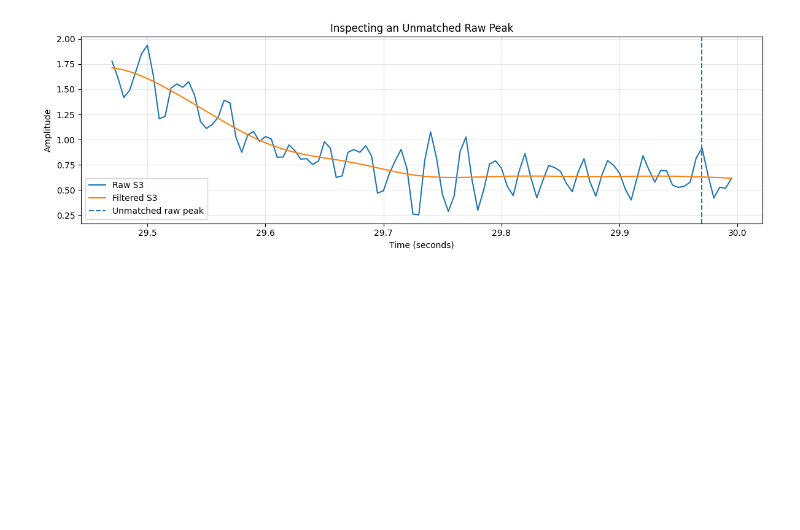
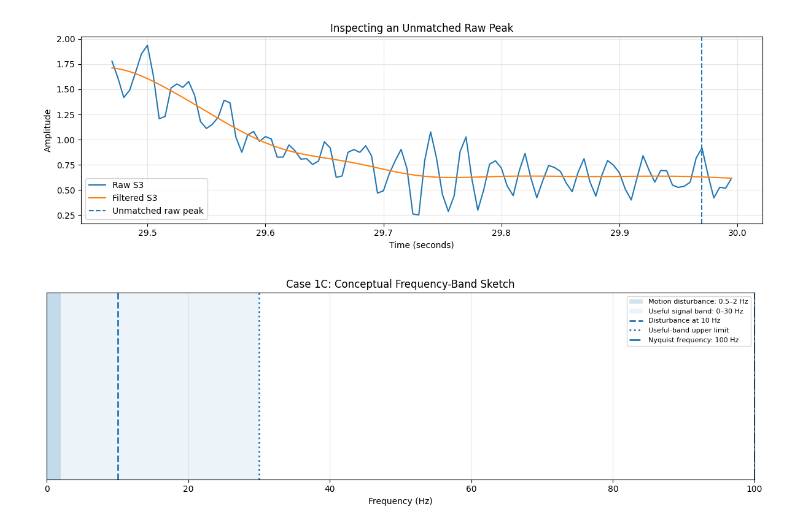
Before and after one commit to SHIVARAMAN15/mayacardio-ppg-signal-analysis, a Jupyter notebook: MayaCardio_PPG_Analysis.ipynb, the cells around one changed output. Drawn from its saved outputs; the diff is of its cells as text; code cells hidden in the pictures; blank space fills up the shorter version.

```diff
--- a/MayaCardio_PPG_Analysis.ipynb
+++ b/MayaCardio_PPG_Analysis.ipynb
@@ -725,3 +853,27 @@ for rp in unmatched_raw_peaks:
 # %% [output]
 Unmatched raw peak times (seconds): [np.float64(29.97)]
 [figure]
+# %%
+
+import matplotlib.pyplot as plt
+
+fig, ax = plt.subplots(figsize=(12, 4))
+
+# Conceptual bands, not measured spectral amplitudes
+ax.axvspan(0, 2, alpha=0.20, label="Motion disturbance: 0.5–2 Hz")
+ax.axvspan(0, 30, alpha=0.08, label="Useful signal band: 0–30 Hz")
+ax.axvline(10, linestyle="--", linewidth=2, label="Disturbance at 10 Hz")
+ax.axvline(30, linestyle=":", linewidth=2, label="Useful-band upper limit")
+ax.axvline(100, linestyle="-.", linewidth=2, label="Nyquist frequency: 100 Hz")
+
+ax.set_xlim(0, 100)
+ax.set_ylim(0, 1)
+ax.set_yticks([])
+ax.set_xlabel("Frequency (Hz)")
+ax.set_title("Case 1C: Conceptual Frequency-Band Sketch")
+ax.grid(axis="x", alpha=0.3)
+ax.legend(loc="upper right", fontsize=8)
+plt.tight_layout()
+plt.show()
+# %% [output]
+[figure, added]
```
Also changed, not shown: parts of 9 cells of this notebook.
